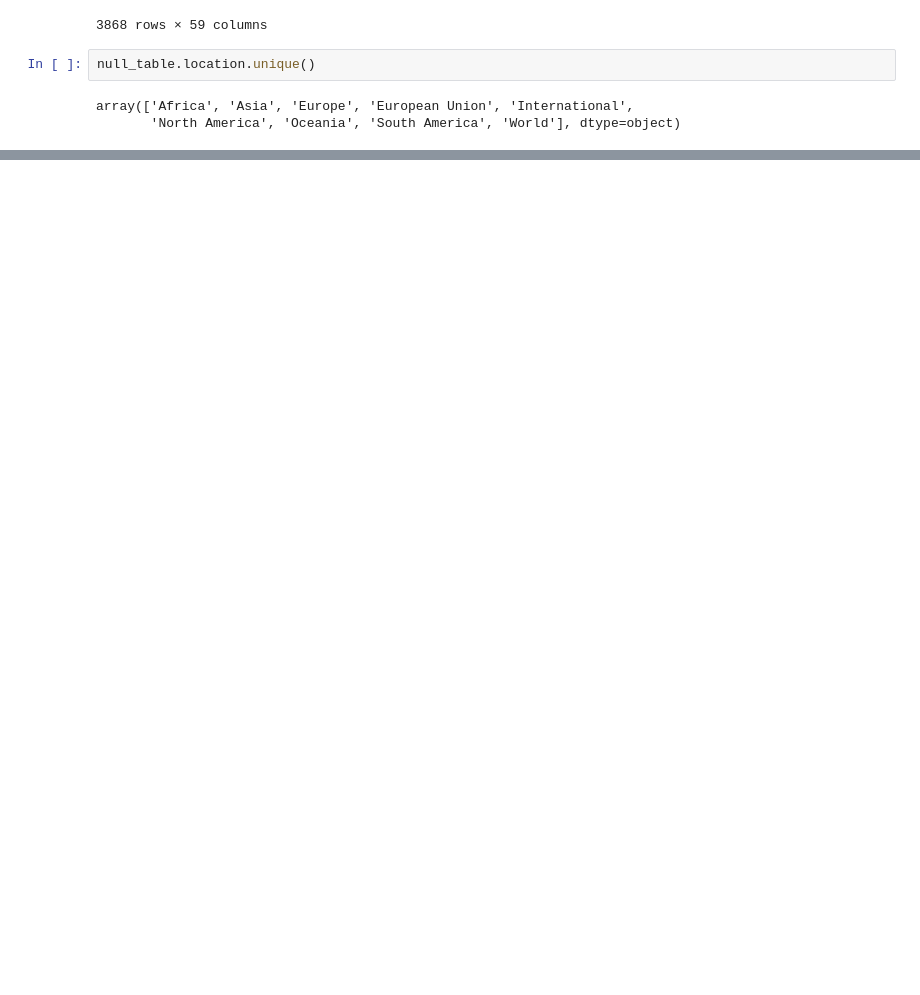
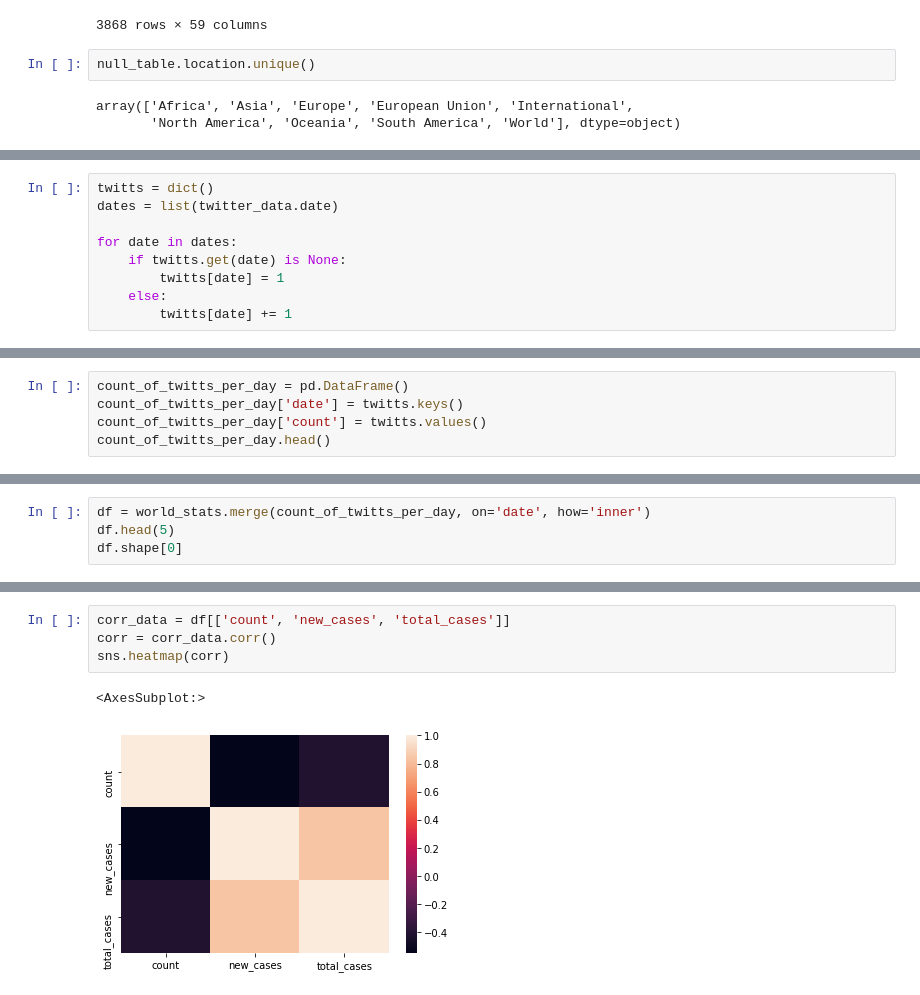
Before and after one commit to Gerrytty/data-mining-course, a Jupyter notebook: control_work/coronovirus_analyse.ipynb, the cells around one changed output, grey strips where cells are left out. Cells and saved outputs as stored; diff of their text form; blank space fills up the shorter version.

```diff
--- a/control_work/coronovirus_analyse.ipynb
+++ b/control_work/coronovirus_analyse.ipynb
@@ -176,0 +126,9 @@ twitter_data.shape
+# %%
+twitts = dict()
+dates = list(twitter_data.date)
+
+for date in dates:
+    if twitts.get(date) is None:
+        twitts[date] = 1
+    else:
+        twitts[date] += 1
@@ -176,0 +137,5 @@ twitter_data.shape
+# %%
+count_of_twitts_per_day = pd.DataFrame()
+count_of_twitts_per_day['date'] = twitts.keys()
+count_of_twitts_per_day['count'] = twitts.values()
+count_of_twitts_per_day.head()
@@ -176,0 +175,4 @@ twitter_data.shape
+# %%
+df = world_stats.merge(count_of_twitts_per_day, on='date', how='inner')
+df.head(5)
+df.shape[0]
@@ -176,0 +191,7 @@ twitter_data.shape
+# %%
+corr_data = df[['count', 'new_cases', 'total_cases']]
+corr = corr_data.corr()
+sns.heatmap(corr)
+# %% [output]
+<AxesSubplot:>
+[figure, added]
```
Also changed, not shown: parts of 35 cells of this notebook.
